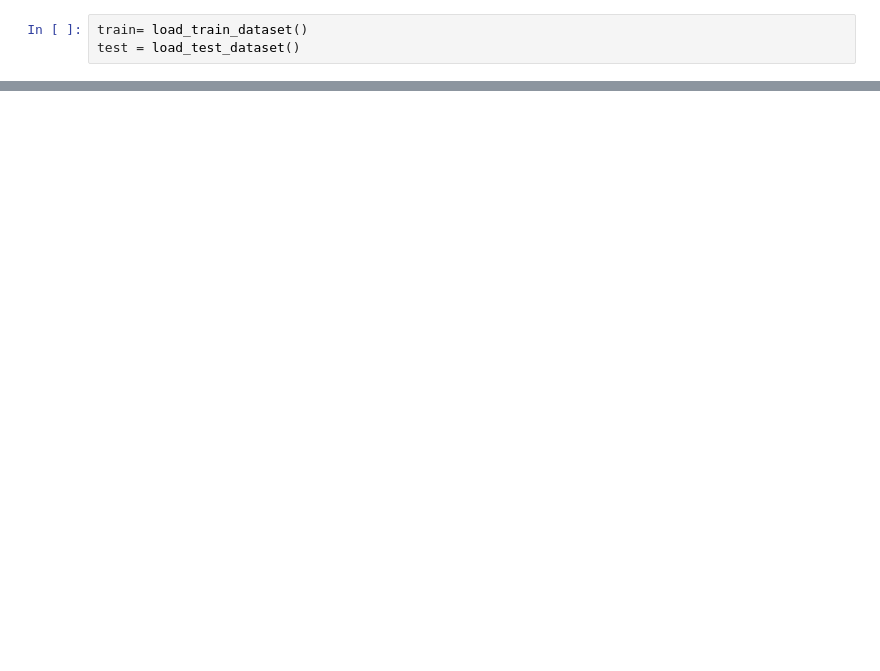
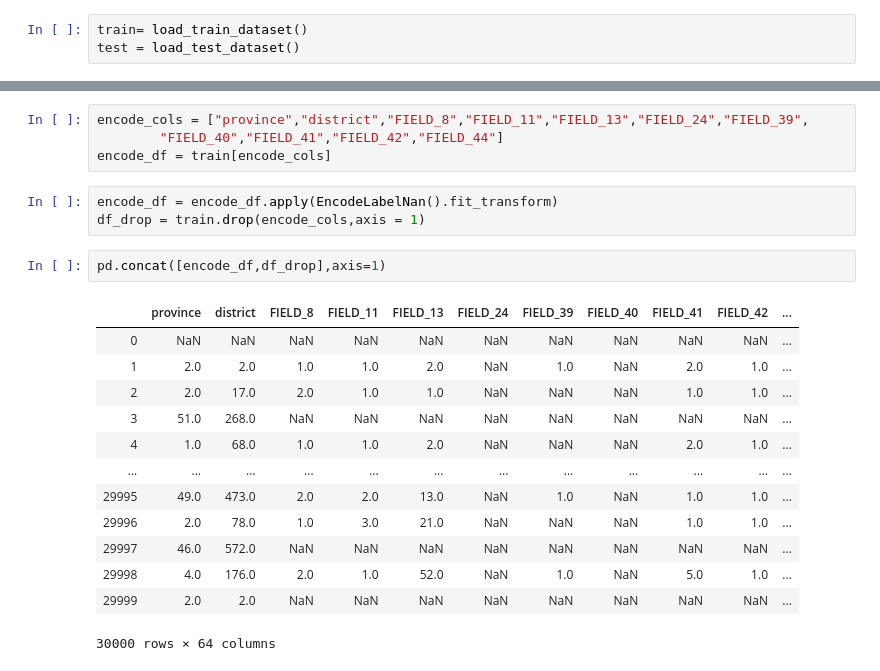
Before and after one commit to HQhalo/Kalapa, a Jupyter notebook: Untitled1.ipynb, the cells around one changed output, grey strips where cells are left out. Cells and saved outputs as stored; diff of their text form; blank space fills up the shorter version.

```diff
--- a/Untitled1.ipynb
+++ b/Untitled1.ipynb
@@ -35,0 +83,23 @@ Name: HI_none, dtype: int64
+# %%
+encode_cols = ["province","district","FIELD_8","FIELD_11","FIELD_13","FIELD_24","FIELD_39",
+        "FIELD_40","FIELD_41","FIELD_42","FIELD_44"]
+encode_df = train[encode_cols]
+# %%
+encode_df = encode_df.apply(EncodeLabelNan().fit_transform)
+df_drop = train.drop(encode_cols,axis = 1)
+# %%
+pd.concat([encode_df,df_drop],axis=1)
+# %% [output]
+|  | province | district | FIELD_8 | FIELD_11 | FIELD_13 | FIELD_24 | FIELD_39 | FIELD_40 | FIELD_41 | FIELD_42 | ... |
+| 0 | NaN | NaN | NaN | NaN | NaN | NaN | NaN | NaN | NaN | NaN | ... |
+| 1 | 2.0 | 2.0 | 1.0 | 1.0 | 2.0 | NaN | 1.0 | NaN | 2.0 | 1.0 | ... |
+| 2 | 2.0 | 17.0 | 2.0 | 1.0 | 1.0 | NaN | NaN | NaN | 1.0 | 1.0 | ... |
+| 3 | 51.0 | 268.0 | NaN | NaN | NaN | NaN | NaN | NaN | NaN | NaN | ... |
+| 4 | 1.0 | 68.0 | 1.0 | 1.0 | 2.0 | NaN | NaN | NaN | 2.0 | 1.0 | ... |
+| ... | ... | ... | ... | ... | ... | ... | ... | ... | ... | ... | ... |
+| 29995 | 49.0 | 473.0 | 2.0 | 2.0 | 13.0 | NaN | 1.0 | NaN | 1.0 | 1.0 | ... |
+| 29996 | 2.0 | 78.0 | 1.0 | 3.0 | 21.0 | NaN | NaN | NaN | 1.0 | 1.0 | ... |
+| 29997 | 46.0 | 572.0 | NaN | NaN | NaN | NaN | NaN | NaN | NaN | NaN | ... |
+| 29998 | 4.0 | 176.0 | 2.0 | 1.0 | 52.0 | NaN | 1.0 | NaN | 5.0 | 1.0 | ... |
+| 29999 | 2.0 | 2.0 | NaN | NaN | NaN | NaN | NaN | NaN | NaN | NaN | ... |
+30000 rows × 64 columns
```
Also changed, not shown: parts of 6 cells of this notebook, 2 other files.
